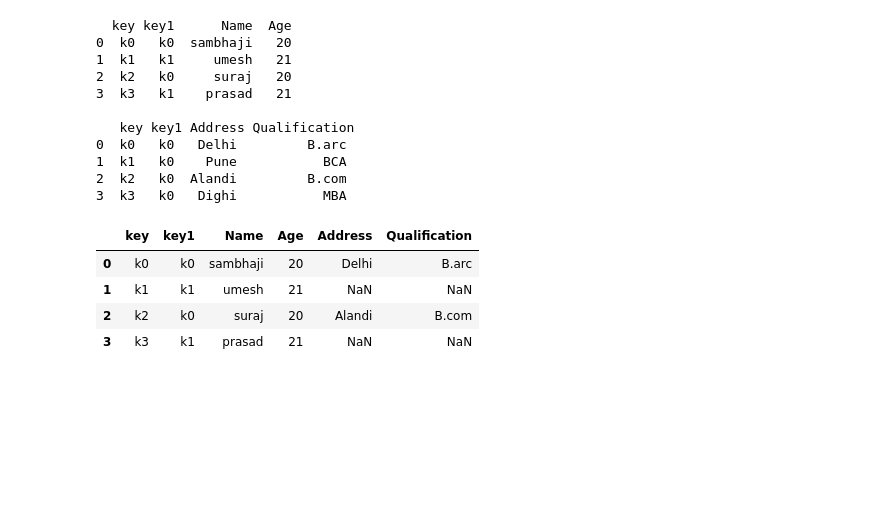
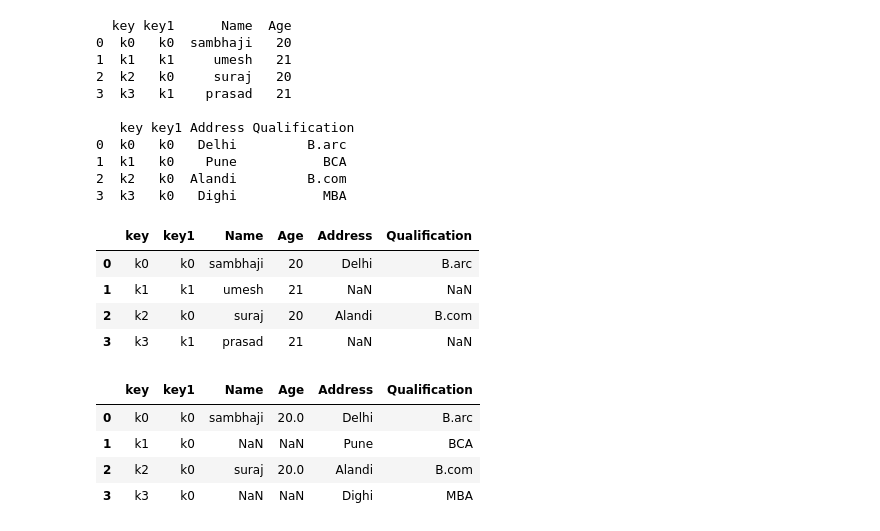
Before and after one commit to Sambhaji6529/Python_Notes, a Jupyter notebook: Pandas_Merging,_Joining,_and_Concatenating.ipynb, the cells around one changed output. Cells and saved outputs as stored; diff of their text form; code cells hidden in the pictures; blank space fills up the shorter version.

```diff
--- a/Pandas_Merging,_Joining,_and_Concatenating.ipynb
+++ b/Pandas_Merging,_Joining,_and_Concatenating.ipynb
@@ -412,3 +412,14 @@ res
 | 1 | k1 | k1 | umesh | 21 | NaN | NaN |
 | 2 | k2 | k0 | suraj | 20 | Alandi | B.com |
 | 3 | k3 | k1 | prasad | 21 | NaN | NaN |
+# %%
+#Now we set how = 'right' in order to use keys from right frame only.
+# using keys from right frame
+res1 = pd.merge(df,df1, how='right',on=['key','key1'])
+res1
+# %% [output]
+|  | key | key1 | Name | Age | Address | Qualification |
+| 0 | k0 | k0 | sambhaji | 20.0 | Delhi | B.arc |
+| 1 | k1 | k0 | NaN | NaN | Pune | BCA |
+| 2 | k2 | k0 | suraj | 20.0 | Alandi | B.com |
+| 3 | k3 | k0 | NaN | NaN | Dighi | MBA |
```
Also changed, not shown: parts of 9 cells of this notebook.
